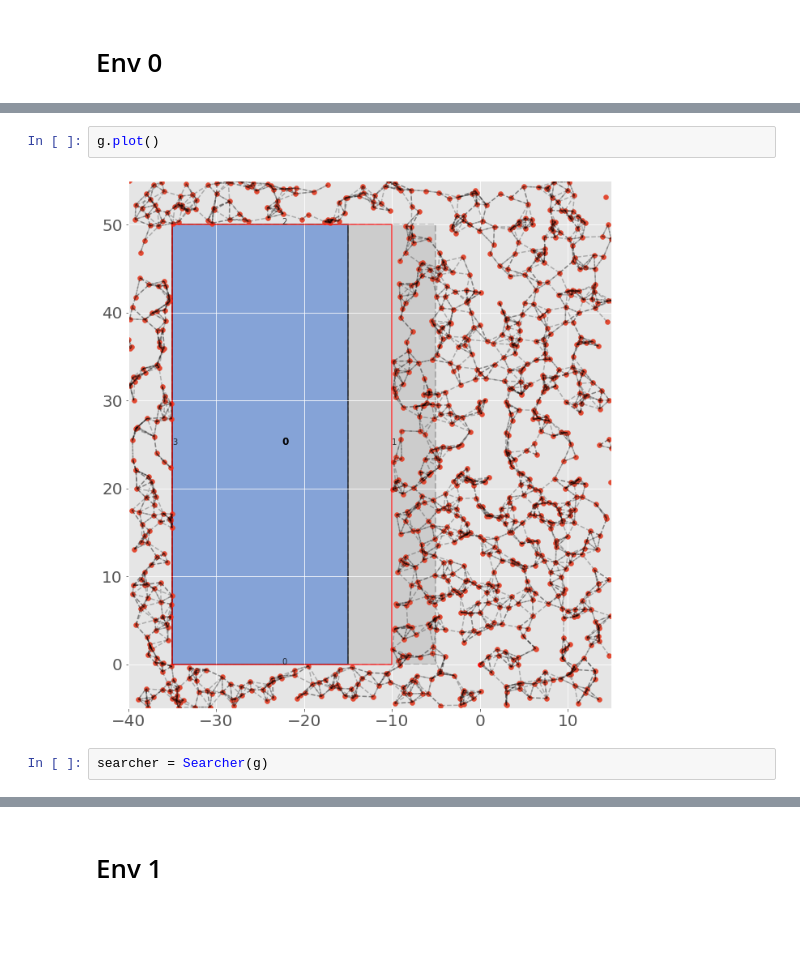
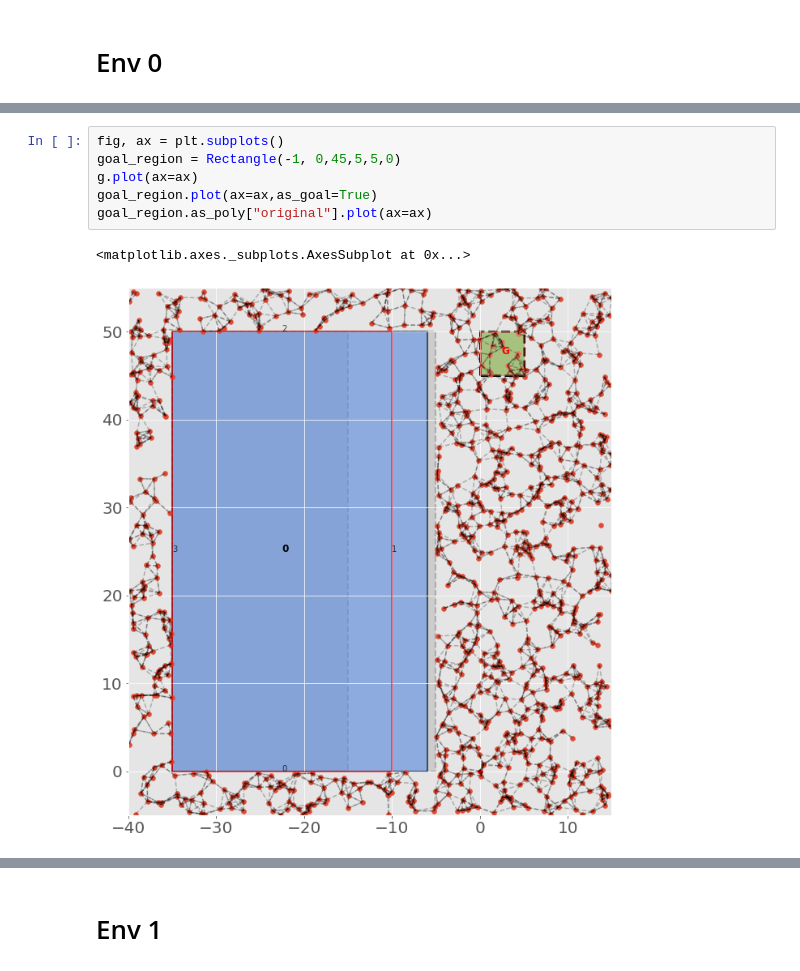
Before and after one commit to zhangvwk/planning-with-map-errors, a Jupyter notebook: environment_examples.ipynb, the cells around one changed output, grey strips where cells are left out. Drawn from its saved outputs; the diff is of its cells as text; blank space fills up the shorter version.

```diff
--- a/environment_examples.ipynb
+++ b/environment_examples.ipynb
@@ -85,6 +90,9 @@ Connecting took: 8.16 s.
-# %%
-g.plot()
-# %% [output]
-[figure, removed]
-# %%
-searcher = Searcher(g)
+# %%
+fig, ax = plt.subplots()
+goal_region = Rectangle(-1, 0,45,5,5,0)
+g.plot(ax=ax)
+goal_region.plot(ax=ax,as_goal=True)
+goal_region.as_poly["original"].plot(ax=ax)
+# %% [output]
+<matplotlib.axes._subplots.AxesSubplot at 0x...>
+[figure, added]
```
Also changed, not shown: parts of 13 cells of this notebook.
